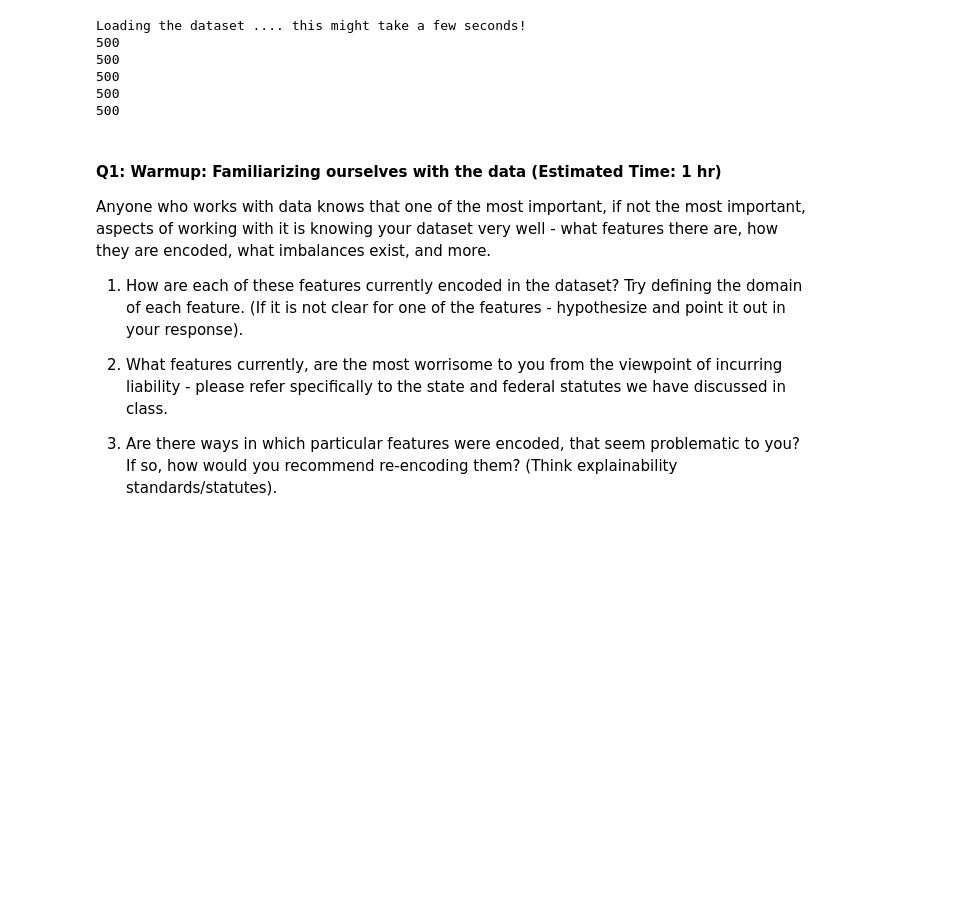
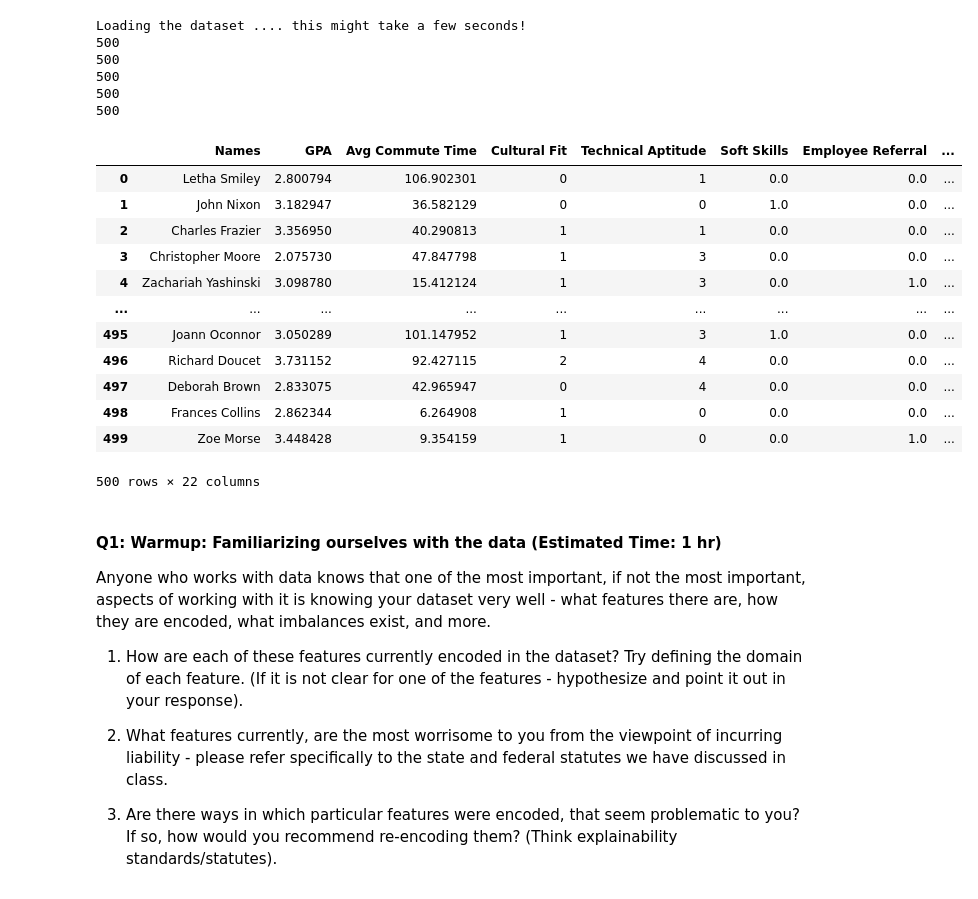
Before and after one commit to jonah-wu/module1-jobDisc, a Jupyter notebook: Job Discrimination Module Draft 1.ipynb, the cells around one changed output. Saved outputs shown, nothing was run; the diff lists cells and outputs as text; code cells hidden in the pictures; blank space fills up the shorter version.

```diff
--- a/Job Discrimination Module Draft 1.ipynb
+++ b/Job Discrimination Module Draft 1.ipynb
@@ -71,6 +70,23 @@ Loading the dataset .... this might take a few seconds!
 500
 500
 500
+# %%
+dataset.to_csv("dataset.csv")
+dataset
+# %% [output]
+|  | Names | GPA | Avg Commute Time | Cultural Fit | Technical Aptitude | Soft Skills | Employee Referral | ... |
+| 0 | Letha Smiley | 2.800794 | 106.902301 | 0 | 1 | 0.0 | 0.0 | ... |
+| 1 | John Nixon | 3.182947 | 36.582129 | 0 | 0 | 1.0 | 0.0 | ... |
+| 2 | Charles Frazier | 3.356950 | 40.290813 | 1 | 1 | 0.0 | 0.0 | ... |
+| 3 | Christopher Moore | 2.075730 | 47.847798 | 1 | 3 | 0.0 | 0.0 | ... |
+| 4 | Zachariah Yashinski | 3.098780 | 15.412124 | 1 | 3 | 0.0 | 1.0 | ... |
+| ... | ... | ... | ... | ... | ... | ... | ... | ... |
+| 495 | Joann Oconnor | 3.050289 | 101.147952 | 1 | 3 | 1.0 | 0.0 | ... |
+| 496 | Richard Doucet | 3.731152 | 92.427115 | 2 | 4 | 0.0 | 0.0 | ... |
+| 497 | Deborah Brown | 2.833075 | 42.965947 | 0 | 4 | 0.0 | 0.0 | ... |
+| 498 | Frances Collins | 2.862344 | 6.264908 | 1 | 0 | 0.0 | 0.0 | ... |
+| 499 | Zoe Morse | 3.448428 | 9.354159 | 1 | 0 | 0.0 | 1.0 | ... |
+500 rows × 22 columns
 # %% [markdown]
 #### Q1: Warmup:  Familiarizing ourselves with the data (Estimated Time: 1 hr)
 Anyone who works with data knows that one of the most important, if not the most important, aspects of working with it is knowing your dataset very well - what features there are, how they are encoded, what imbalances exist, and more.
```
Also changed, not shown: parts of 21 cells of this notebook, 12 other files.
